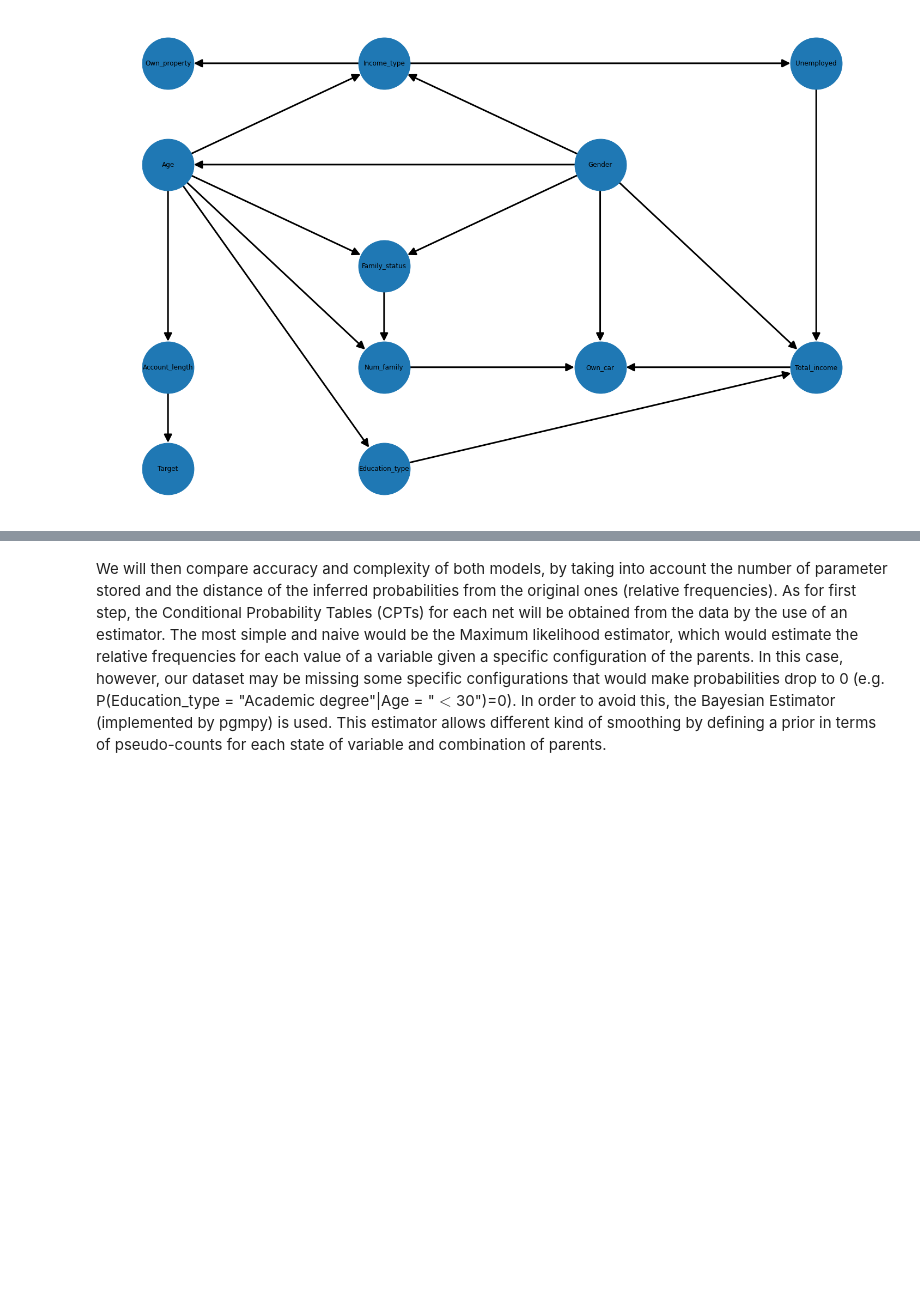
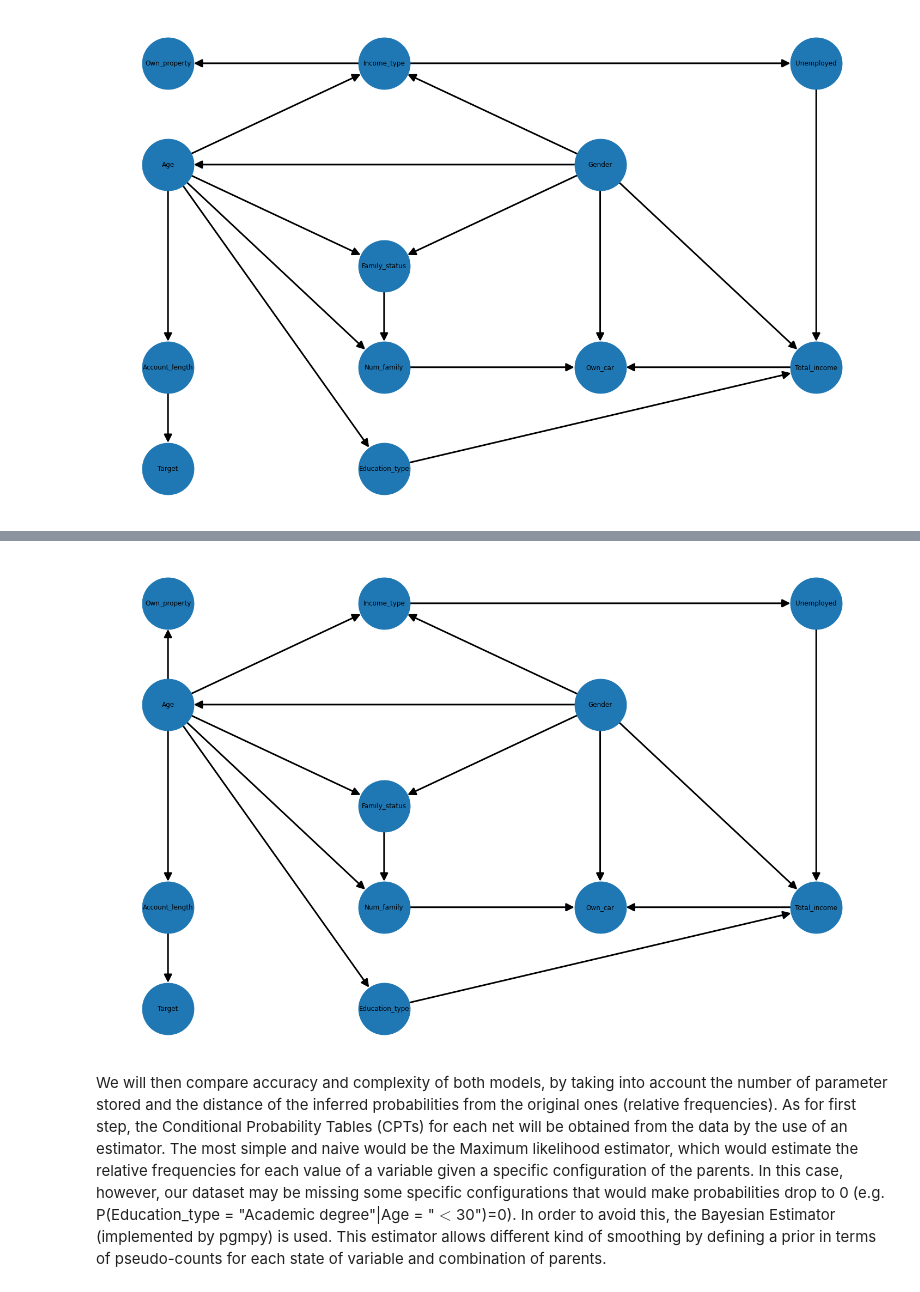
Before and after one commit to DomMcOyle/FAIKR3-Project, a Jupyter notebook: reterete.ipynb, the cells around one changed output, grey strips where cells are left out. Cells and saved outputs as stored; diff of their text form; code cells hidden in the pictures; blank space fills up the shorter version.

```diff
--- a/reterete.ipynb
+++ b/reterete.ipynb
@@ -191,3 +194,12 @@ pos_hc["Account_length"] = (3,3)
 nx.draw(hillclimbmodel,pos=pos_hc, with_labels=True, node_size=9000, width=3, arrowsize=30 )
 # %% [output]
 [figure]
+# %%
+hillclimbmodel_nostart = hillclimbest.estimate(scoring_method=bic_score, black_list=black_list,max_iter=100, max_indegree=3)
+hillclimb_nostart = BayesianNetwork(hillclimbmodel_nostart)
+print("Number of edges:")
+print(len(hillclimbmodel_nostart.edges))
+print("Removed Edges:")
+print(edges- hillclimbmodel_nostart.edges)
+print("Added_edges:")
+print(hillclimbmodel_nostart.edges-edges)
@@ -194,3 +212,8 @@ nx.draw(hillclimbmodel,pos=pos_hc, with_labels=True, node_size=9000, width=3, ar
+# %%
+plt.figure(figsize=(20,12.5))
+nx.draw(hillclimbmodel_nostart,pos=pos_hc, with_labels=True, node_size=9000, width=3, arrowsize=30 )
+# %% [output]
+[figure, added]
 # %% [markdown]
 We will then compare accuracy and complexity of both models, by taking into account the number of parameter stored and the distance of the inferred probabilities from the original ones (relative frequencies).
 As for first step, the Conditional Probability Tables (CPTs) for each net will be obtained from the data by the use of an estimator. The most simple and naive would be the Maximum likelihood estimator, which would estimate the relative frequencies for each value of a variable given a specific configuration of the parents. In this case, however, our dataset may be missing some specific configurations that would make probabilities drop to 0 (e.g. P(Education_type = "Academic degree"|Age = "$\lt$30")=0). In order to avoid this, the Bayesian Estimator (implemented by pgmpy) is used. This estimator allows different kind of smoothing by defining a prior in terms of pseudo-counts for each state of variable and combination of parents.
```
Also changed, not shown: parts of 29 cells of this notebook, 2 other files.
